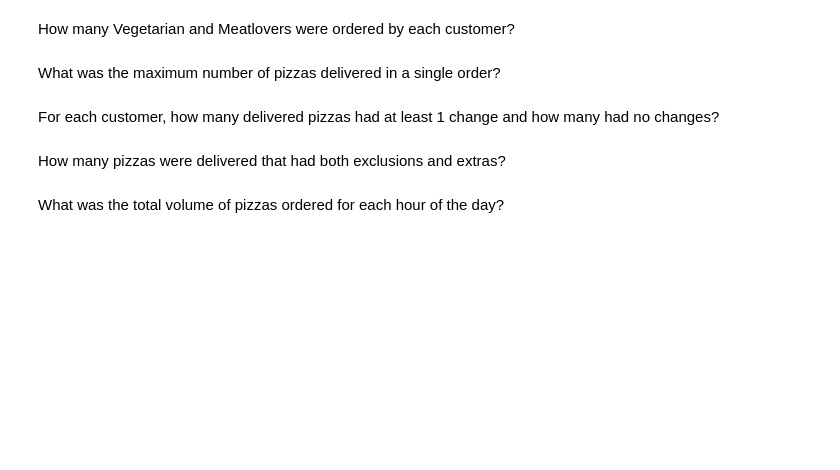
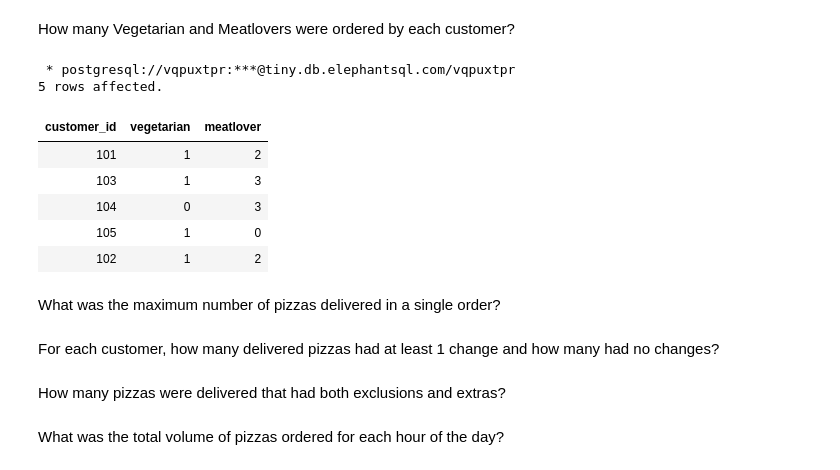
Before and after one commit to ishank296/8weekssqlchallenge, a Jupyter notebook: case_study_02.ipynb, the cells around one changed output. Drawn from its saved outputs; the diff is of its cells as text; code cells hidden in the pictures; blank space fills up the shorter version.

```diff
--- a/case_study_02.ipynb
+++ b/case_study_02.ipynb
@@ -162,5 +222,36 @@ How many of each type of pizza was delivered?
 # %% [markdown]
 How many Vegetarian and Meatlovers were ordered by each customer?
+# %%
+%%sql
+with customer_pizza_cnt as (
+select customer_id,
+       pizza_name,
+       count(1) as cnt
+from customer_orders c inner join pizza_names p
+on c.pizza_id =p.pizza_id
+group by customer_id,pizza_name
+),
+customer_pizza_cnt_pivoted_tmp as (
+select customer_id,
+       case when upper(pizza_name) = 'VEGETARIAN' then cnt else 0 end as vegetarian,
+       case when upper(pizza_name) = 'MEATLOVERS' then cnt else 0 end as meatlovers
+       from customer_pizza_cnt
+
+)
+select customer_id,
+      sum(vegetarian) as vegetarian,
+      sum(meatlovers) as meatlover
+from customer_pizza_cnt_pivoted_tmp
+group by customer_id
+# %% [output]
+ * postgresql://vqpuxtpr:***@tiny.db.elephantsql.com/vqpuxtpr
+5 rows affected.
+| customer_id | vegetarian | meatlover |
+| 101 | 1 | 2 |
+| 103 | 1 | 3 |
+| 104 | 0 | 3 |
+| 105 | 1 | 0 |
+| 102 | 1 | 2 |
 # %% [markdown]
 What was the maximum number of pizzas delivered in a single order?
 # %% [markdown]
```
Also changed, not shown: parts of 6 cells of this notebook.
